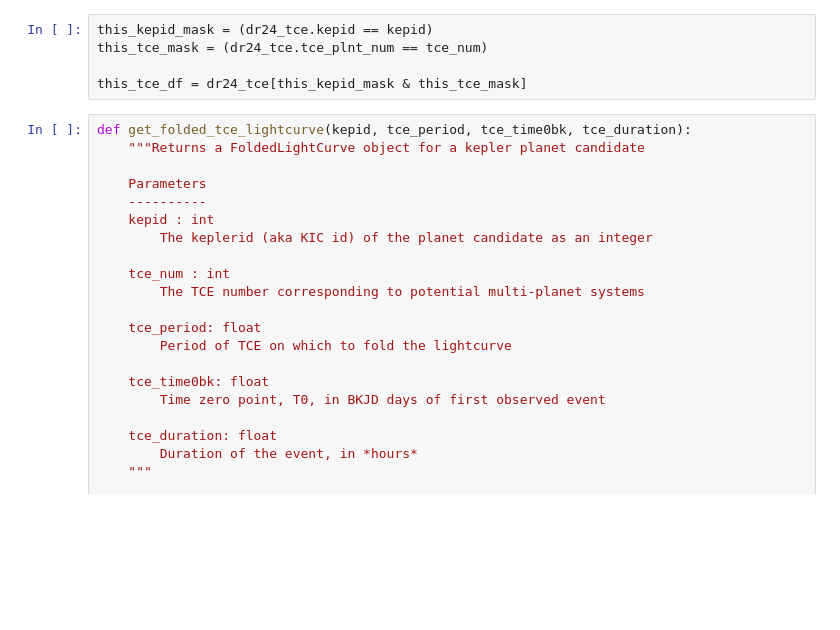
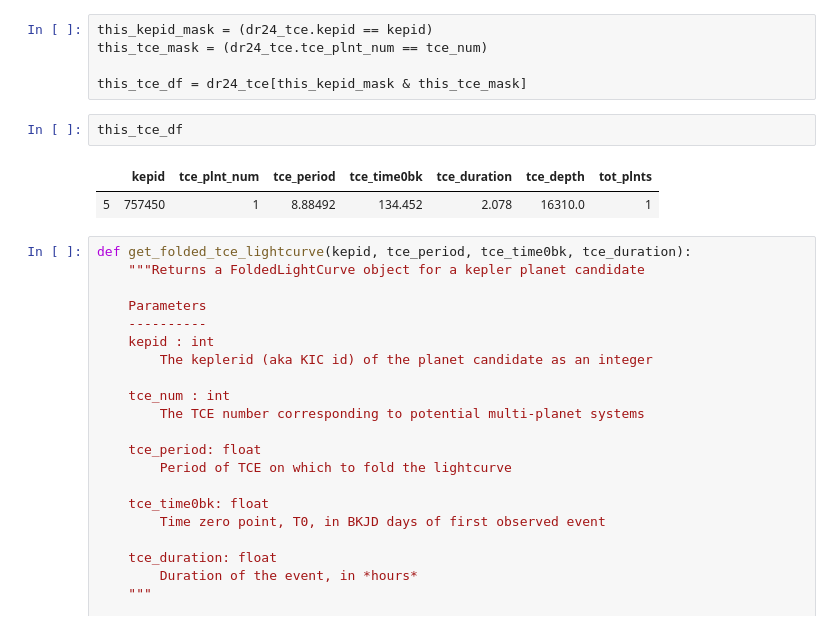
Before and after one commit to gully/HelloWorldNet, a Jupyter notebook: notebooks/01_exploratory_preprocessing.ipynb, the cells around one changed output. Cells and saved outputs as stored; diff of their text form; blank space fills up the shorter version.

```diff
--- a/notebooks/01_exploratory_preprocessing.ipynb
+++ b/notebooks/01_exploratory_preprocessing.ipynb
@@ -101,6 +101,11 @@ this_kepid_mask = (dr24_tce.kepid == kepid)
 this_tce_mask = (dr24_tce.tce_plnt_num == tce_num)
 
 this_tce_df = dr24_tce[this_kepid_mask & this_tce_mask]
+# %%
+this_tce_df
+# %% [output]
+|  | kepid | tce_plnt_num | tce_period | tce_time0bk | tce_duration | tce_depth | tot_plnts |
+| 5 | 757450 | 1 | 8.88492 | 134.452 | 2.078 | 16310.0 | 1 |
 # %%
 def get_folded_tce_lightcurve(kepid, tce_period, tce_time0bk, tce_duration):
     """Returns a FoldedLightCurve object for a kepler planet candidate
```
Also changed, not shown: parts of 5 cells of this notebook, 1 other file.
